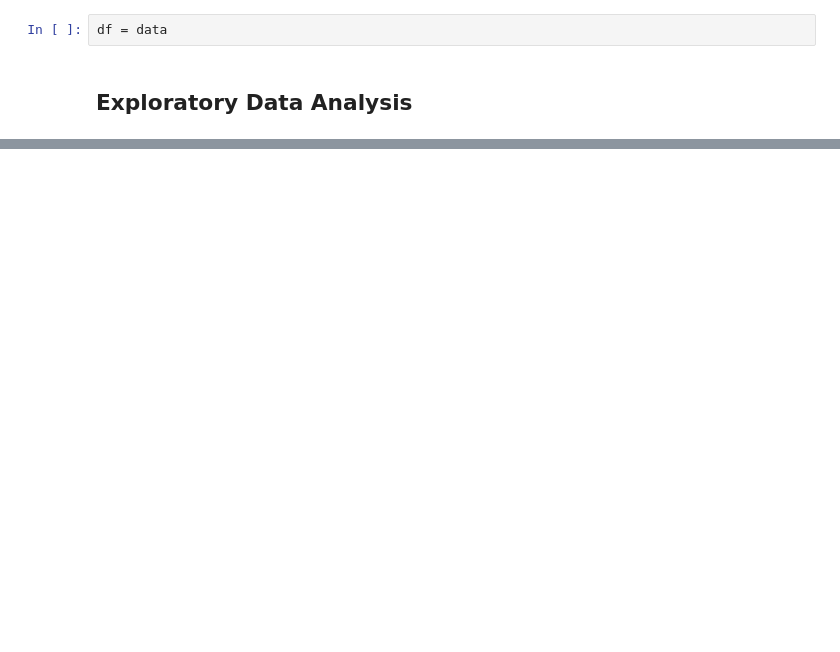
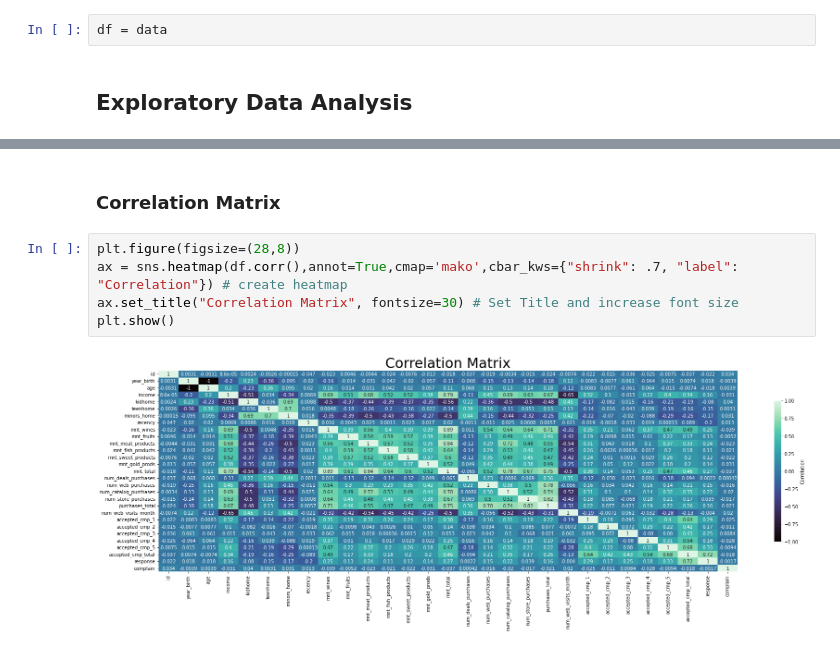
Before and after one commit to mr-emreerturk/Marketing-Analytics_EDA, a Jupyter notebook: notebook_eda.ipynb, the cells around one changed output, grey strips where cells are left out. Saved outputs shown, nothing was run; the diff lists cells and outputs as text; blank space fills up the shorter version.

```diff
--- a/notebook_eda.ipynb
+++ b/notebook_eda.ipynb
@@ -281,0 +282,9 @@ sns.histplot(data=df, x="year_birth")
+# %% [markdown]
+### Correlation Matrix
+# %%
+plt.figure(figsize=(28,8))
+ax = sns.heatmap(df.corr(),annot=True,cmap='mako',cbar_kws={"shrink": .7, "label": "Correlation"}) # create heatmap
+ax.set_title("Correlation Matrix", fontsize=30) # Set Title and increase font size
+plt.show()
+# %% [output]
+[figure, added]
```
Also changed, not shown: parts of 19 cells of this notebook.
